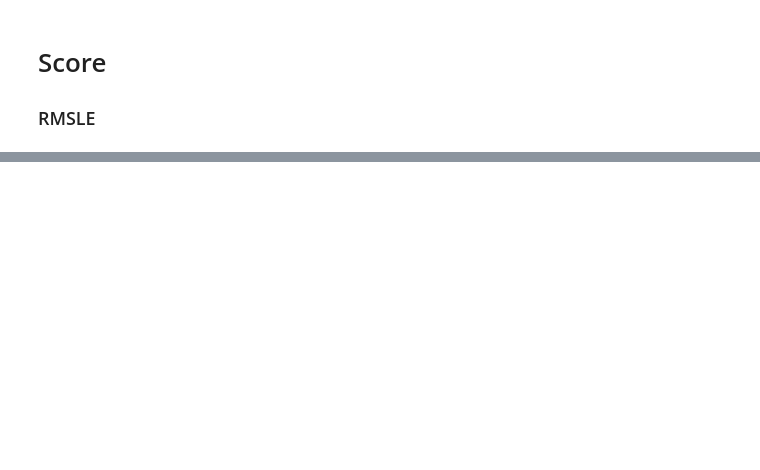
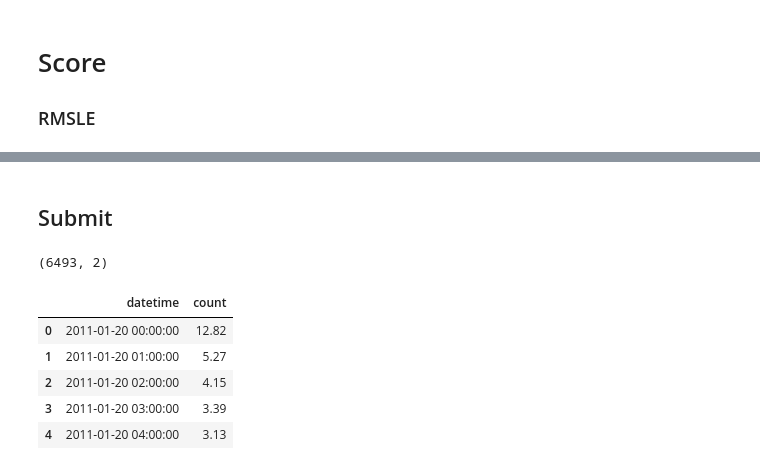
Before and after one commit to BaekKyunShin/Kaggle, a Jupyter notebook: Bike_Sharing_Demand/Bike Sharing Demand by Random Forest.ipynb, the cells around one changed output, grey strips where cells are left out. Saved outputs shown, nothing was run; the diff lists cells and outputs as text; code cells hidden in the pictures; blank space fills up the shorter version.

```diff
--- a/Bike_Sharing_Demand/Bike Sharing Demand by Random Forest.ipynb
+++ b/Bike_Sharing_Demand/Bike Sharing Demand by Random Forest.ipynb
@@ -200,0 +298,17 @@ $\log(x)$ is the natural logarithm
+# %% [markdown]
+## Submit
+# %%
+submission = pd.read_csv("data/sampleSubmission.csv")
+
+submission["count"] = predictions
+
+print(submission.shape)
+submission.head()
+# %% [output]
+(6493, 2)
+|  | datetime | count |
+| 0 | 2011-01-20 00:00:00 | 12.82 |
+| 1 | 2011-01-20 01:00:00 | 5.27 |
+| 2 | 2011-01-20 02:00:00 | 4.15 |
+| 3 | 2011-01-20 03:00:00 | 3.39 |
+| 4 | 2011-01-20 04:00:00 | 3.13 |
```
Also changed, not shown: parts of 14 cells of this notebook, 2 other files.
